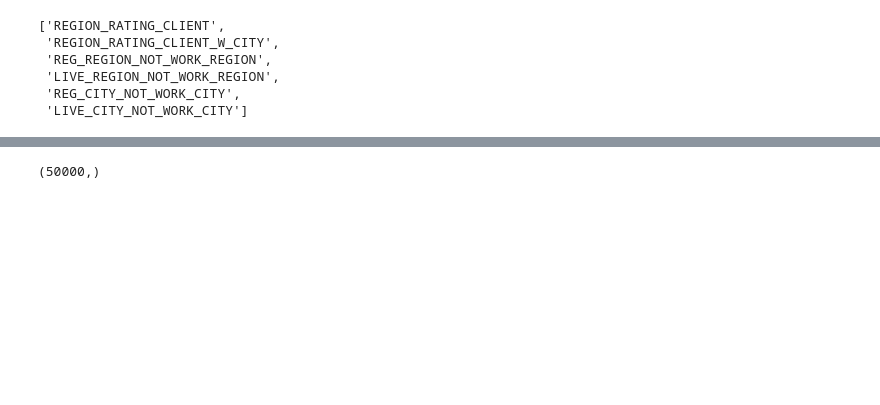
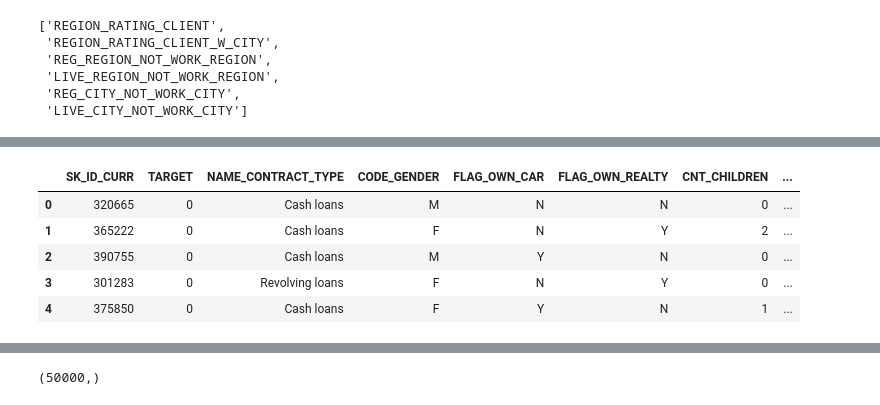
Before and after one commit to shashvat-kedia/Credit-Default-Risk-Prediction, a Jupyter notebook: CreditDefaultRiskPrediction.ipynb, the cells around one changed output, grey strips where cells are left out. Drawn from its saved outputs; the diff is of its cells as text; code cells hidden in the pictures; blank space fills up the shorter version.

```diff
--- a/CreditDefaultRiskPrediction.ipynb
+++ b/CreditDefaultRiskPrediction.ipynb
@@ -261,2 +254,11 @@ corr_figure.savefig("correlations_heatmap.png")
 # %%
 dataset_train = dataset_train.drop(columns_to_remove,axis=1)
+# %%
+dataset_train.head()
+# %% [output]
+|  | SK_ID_CURR | TARGET | NAME_CONTRACT_TYPE | CODE_GENDER | FLAG_OWN_CAR | FLAG_OWN_REALTY | CNT_CHILDREN | ... |
+| 0 | 320665 | 0 | Cash loans | M | N | N | 0 | ... |
+| 1 | 365222 | 0 | Cash loans | F | N | Y | 2 | ... |
+| 2 | 390755 | 0 | Cash loans | M | Y | N | 0 | ... |
+| 3 | 301283 | 0 | Revolving loans | F | N | Y | 0 | ... |
+| 4 | 375850 | 0 | Cash loans | F | Y | N | 1 | ... |
```
Also changed, not shown: parts of 28 cells of this notebook, 1 other file.
